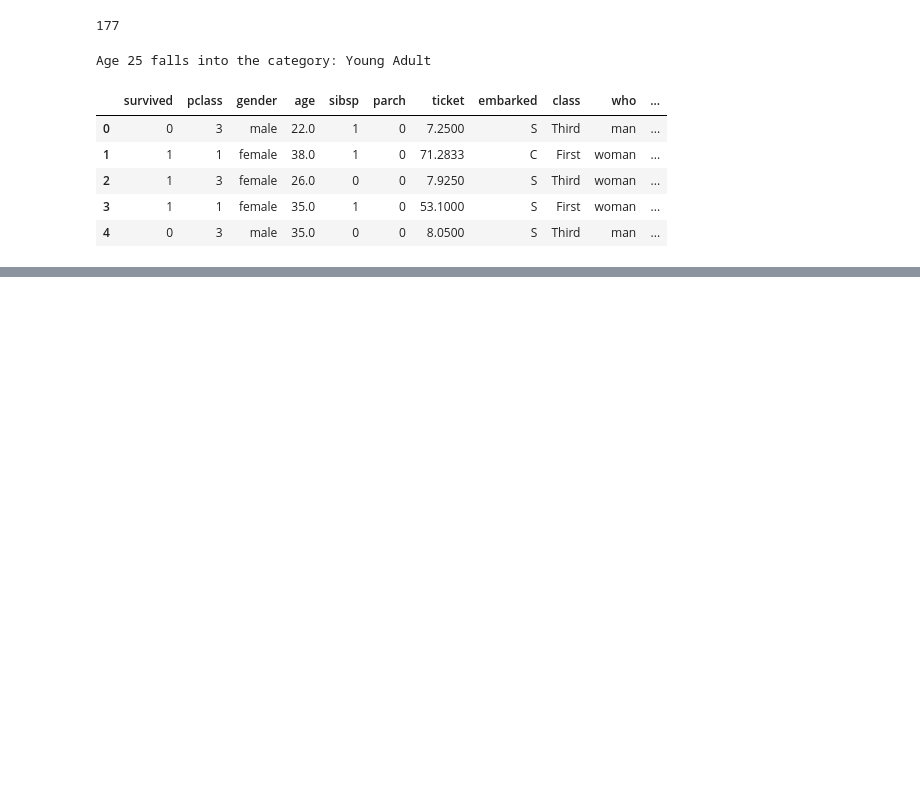
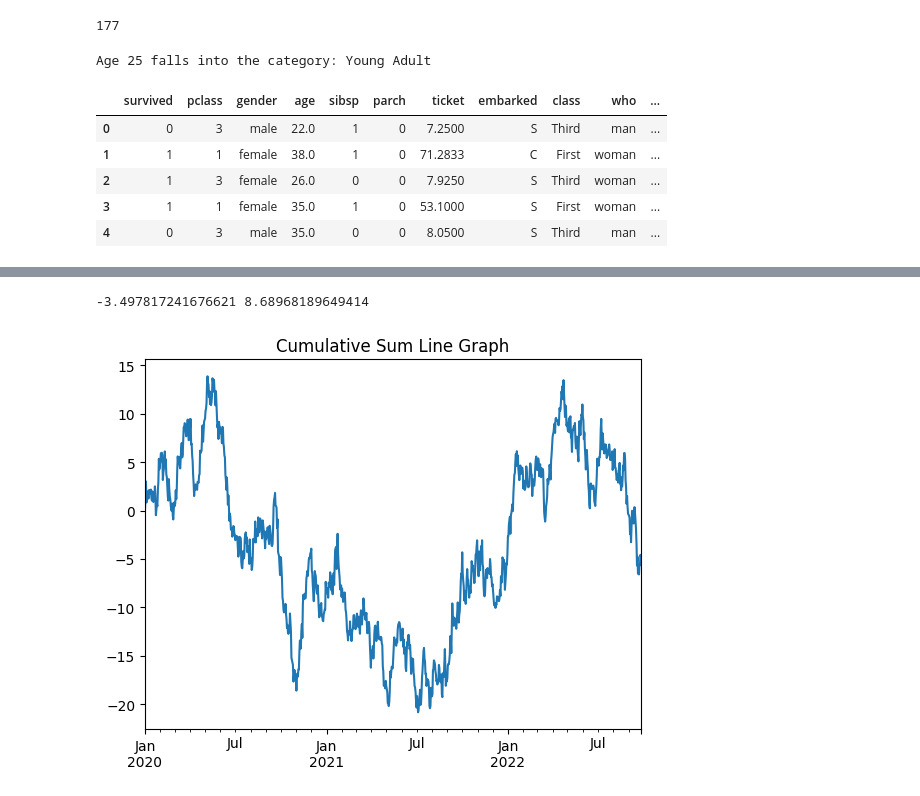
Before and after one commit to windyday0622/windyday, a Jupyter notebook: m3_분석 라이브러리/ pandas_3_탐색.ipynb, the cells around one changed output, grey strips where cells are left out. Cells and saved outputs as stored; diff of their text form; code cells hidden in the pictures; blank space fills up the shorter version.

```diff
--- a/m3_분석 라이브러리/ pandas_3_탐색.ipynb
+++ b/m3_분석 라이브러리/ pandas_3_탐색.ipynb
@@ -459,0 +535,19 @@ tdf.head()
+# %%
+mean_val = ts.mean()
+std_dev = ts.std()
+print(mean_val, std_dev)
+# %% [output]
+-3.497817241676621 8.68968189649414
+# %%
+import pandas as pd
+import numpy as np
+import matplotlib.pyplot as plt
+
+ts = pd.Series(np.random.randn(1000), index=pd.date_range(start='2020-01-01', periods=1000))
+ts = ts.cumsum()
+
+ts.plot()
+plt.title('Cumulative Sum Line Graph')
+plt.show()
+# %% [output]
+[figure, added]
```
Also changed, not shown: parts of 10 cells of this notebook.
